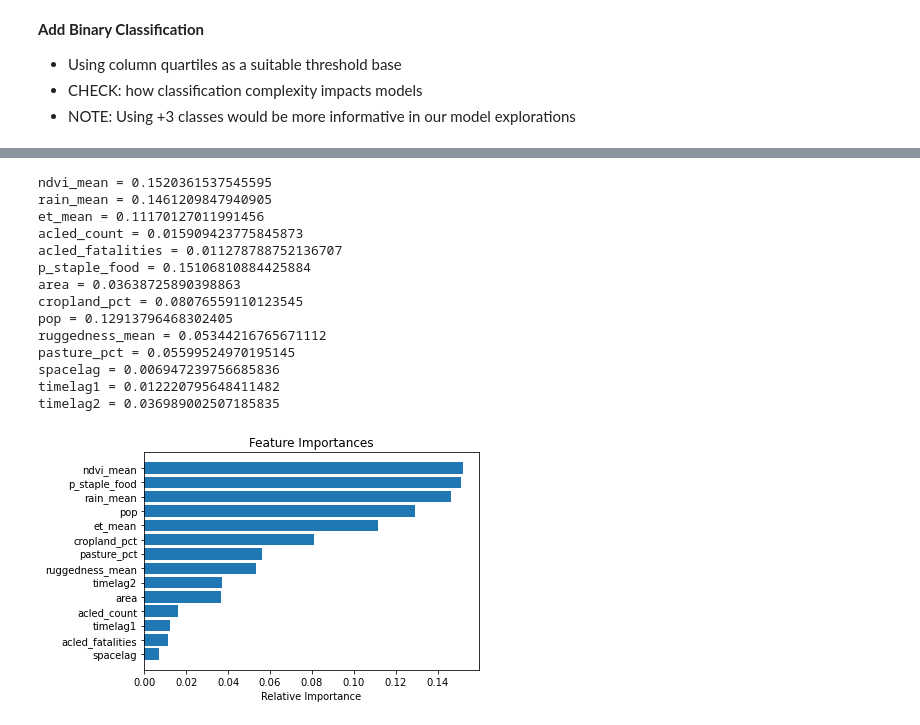
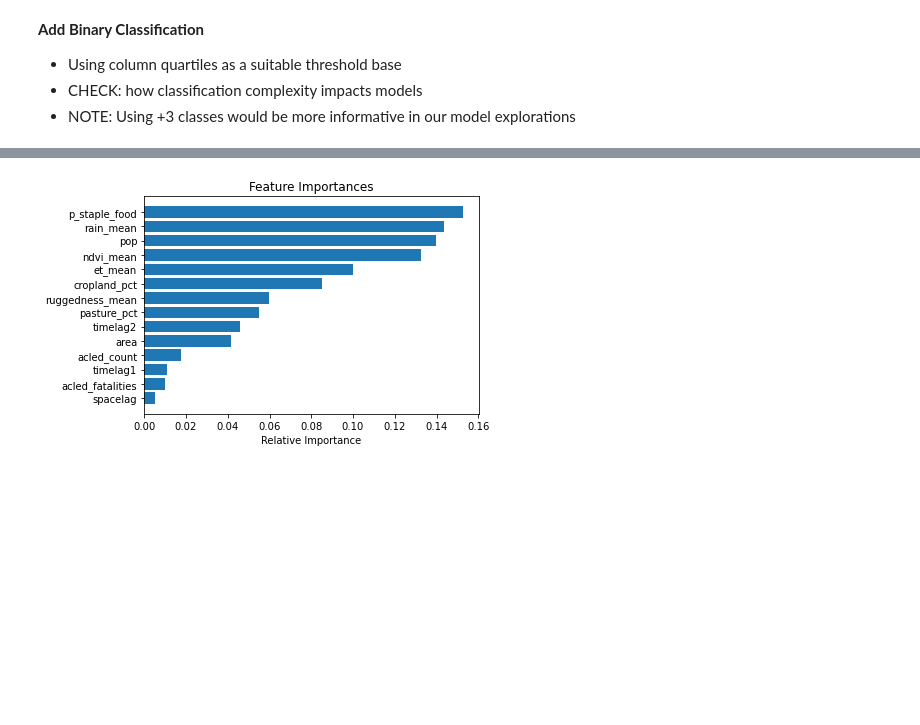
Before and after one commit to Claudia-Offner/MapAction_Dissertation, a Jupyter notebook: 4 - Model 2.ipynb, the cells around one changed output, grey strips where cells are left out. Saved outputs shown, nothing was run; the diff lists cells and outputs as text; code cells hidden in the pictures; blank space fills up the shorter version.

```diff
--- a/4 - Model 2.ipynb
+++ b/4 - Model 2.ipynb
@@ -92,6 +91,6 @@ data['class'] = fews_ipc
 - NOTE: Using +3 classes would be more informative in our model explorations
 # %%
 # Binary classification based on quartiles
-data['class'] = [0 if x == 1 else 1 for x in data['class']]
-data['class'] = data['class'].astype(float) # Reformat column
+# data['class'] = [0 if x == 1 else 1 for x in data['class']]
+# data['class'] = data['class'].astype(float) # Reformat column
 # %% [markdown]
@@ -167,0 +134,17 @@ random_grid
+# %%
+param_grid = {'n_estimators': [int(x) for x in np.linspace(start = 10, stop = 80, num = 10)],
+               'max_features': ['auto', 'sqrt'],
+               'max_depth': [int(x) for x in np.linspace(start = 10, stop = 80, num = 10)],
+               'min_samples_split': [2, 5, 10],
+               'min_samples_leaf': [2, 5, 10],
+               'bootstrap': [True, False]}
+
+# Create a based model
+rf = RandomForestClassifier()
+
+# Instantiate the grid search model
+rf_Grid = GridSearchCV(estimator = rf, param_grid = param_grid, cv = 3, verbose=2, n_jobs = 4)
+rf_Grid.fit(x_train,y_train)
+
+# Get best parameters
+rf_Grid.best_params_
@@ -168,9 +161,6 @@ random_grid
 # %%
-# rf_random.best_params_
-
-# optimal = {'n_estimators': 600,
-#  'min_samples_split': 2,
-#  'min_samples_leaf': 1,
-#  'max_features': 'sqrt',
-#  'max_depth': 70,
-#  'bootstrap': False}
+# C. RESULTS
+# Fit optimised model
+clf=RandomForestClassifier(n_estimators=72, min_samples_leaf=2, min_samples_split=2,
+                           max_features='sqrt', max_depth=72, bootstrap=False)
+clf.fit(x_train,y_train)
@@ -226,5 +169,0 @@ def evaluate(model, test_features, test_labels):
-# %%
-# C. RESULTS
-# Fit optimised model
-clf=RandomForestClassifier(n_estimators=100)
-clf.fit(x_train,y_train)
@@ -247,35 +186,21 @@ Ensemble Test Model Accuracy(in %): 97.09876543209876
 <Figure size 80x160 with 0 Axes>
 # %%
-# Evaluate Variable importance
+# Evaluate variable importance
 
-for name, importance in zip(x_test.columns, clf.feature_importances_):
-    print(name, "=", importance)
+# for name, importance in zip(x_test.columns, clf.feature_importances_):
+#     print(name, "=", importance)
 
 features = x_test.columns
 importances = clf.feature_importances_
 indices = np.argsort(importances)
 
 plt.title('Feature Importances')
 plt.barh(range(len(indices)), importances[indices], align='center') # color
 plt.yticks(range(len(indices)), [features[i] for i in indices])
 plt.xlabel('Relative Importance')
 plt.show()
 # %% [output]
-ndvi_mean = 0.1520361537545595
-rain_mean = 0.1461209847940905
-et_mean = 0.11170127011991456
-acled_count = 0.015909423775845873
-acled_fatalities = 0.011278788752136707
-p_staple_food = 0.15106810884425884
-area = 0.03638725890398863
-cropland_pct = 0.08076559110123545
-pop = 0.12913796468302405
-ruggedness_mean = 0.05344216765671112
-pasture_pct = 0.05599524970195145
-spacelag = 0.006947239756685836
-timelag1 = 0.012220795648411482
-timelag2 = 0.036989002507185835
-[figure, old version]
+[figure, new version]
 # %%
 # Make individual prediction
 
```
Also changed, not shown: parts of 18 cells of this notebook.
